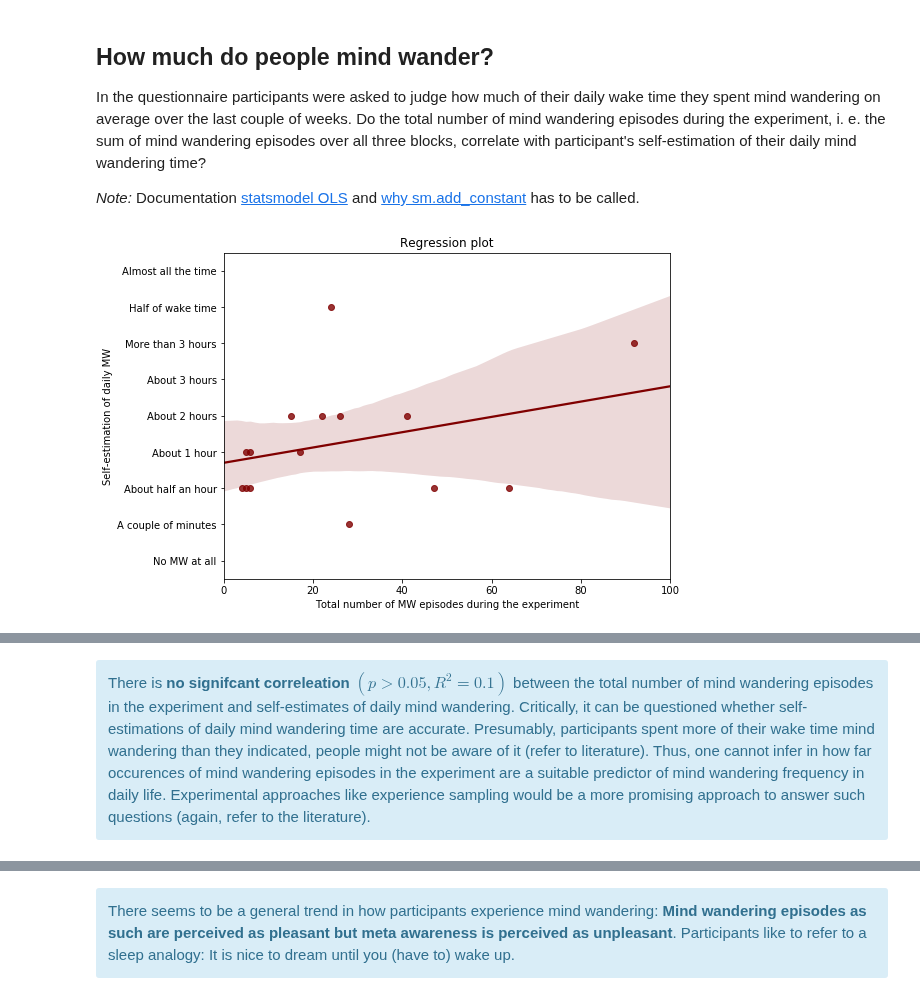
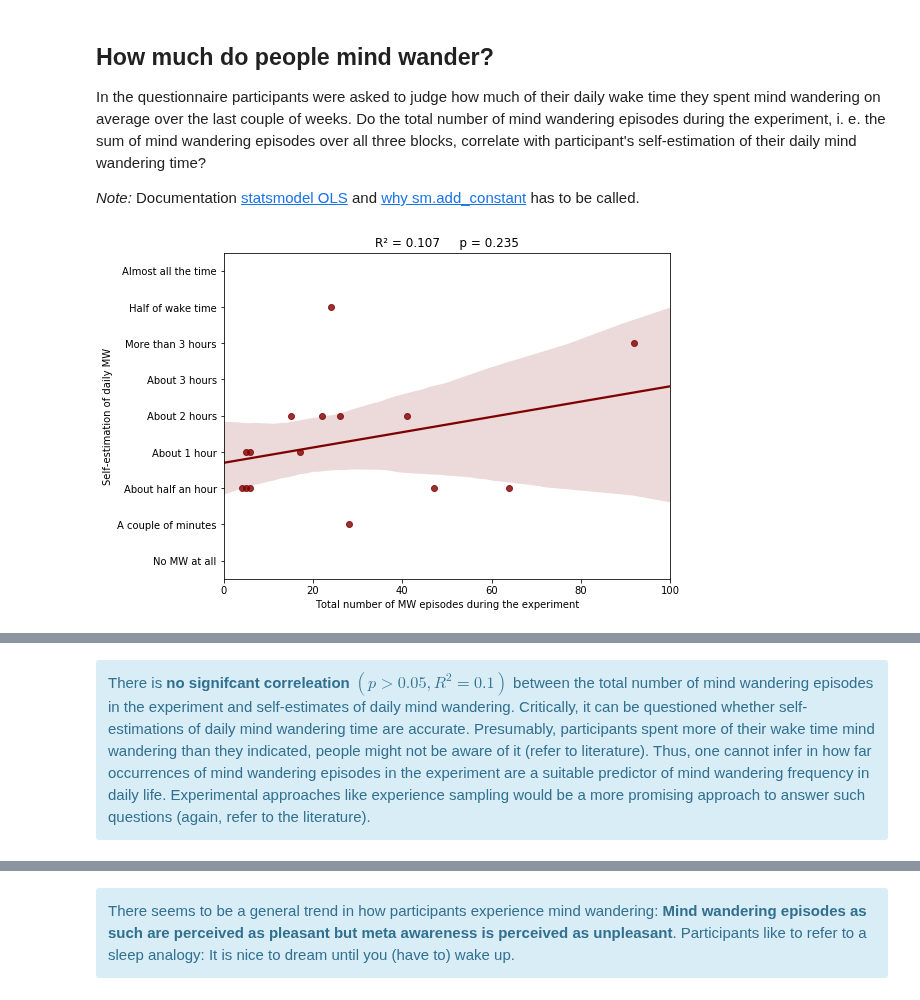
Before and after one commit to mbammel/BscThesis, a Jupyter notebook: BehavioralData.ipynb, the cells around one changed output, grey strips where cells are left out. Saved outputs shown, nothing was run; the diff lists cells and outputs as text; code cells hidden in the pictures.

```diff
--- a/BehavioralData.ipynb
+++ b/BehavioralData.ipynb
@@ -10,7 +11,7 @@ import statsmodels.api as sm
 ## Preprocessing
 # %%
 # Experimental data containing the number of MW episodes
-mw_episodes = pd.read_csv("MW_episodes_raw.csv", delimiter=';')
+mw_episodes = pd.read_csv("./../MW_episodes_raw.csv", delimiter=';')
 
 # Assign bins to the number of MW episodes in each block that corresponds to questionnaire categories
 def binning(values):
@@ -44,7 +45,7 @@ mw_episodes.head()
 | 4 | sub5 | 8 | 6 | 12 | 26 | 2 | 2 | 3 |
 # %%
 # Questionnaire data
-survey = pd.read_csv("QuestionnaireMindWandering.csv")
+survey = pd.read_csv("./../QuestionnaireMindWandering.csv")
 survey = survey.iloc[:,[1,5,6,7,12,13,14,15,16,17,18,19,20,21]]
 
 # Assign numeric values to questionnaire categories that correspond to the bins of experimental data
@@ -144,18 +145,18 @@ In the questionnaire participants were asked to judge how much of their daily wa
 # %%
 # Regression Plot
 ylabels = ['No MW at all', 'A couple of minutes', 'About half an hour', 'About 1 hour', 'About 2 hours', 'About 3 hours', 'More than 3 hours', 'Half of wake time', 'Almost all the time']
 fig, axes = plt.subplots(figsize=(8,6))
 axes.set(xlim=[0,100], ylim=[-0.5,8.5], yticks=[0,1,2,3,4,5,6,7,8], yticklabels=ylabels)
 sns.regplot(x=mw_episodes['Total'], y=survey['DailyMW'], color='maroon', ax=axes)
-axes.set(xlabel='Total number of MW episodes during the experiment', ylabel='Self-estimation of daily MW', title='Regression plot')
+axes.set(xlabel='Total number of MW episodes during the experiment', ylabel='Self-estimation of daily MW', title="{}\u00b2 = 0.107     p = 0.235".format('R'))
 plt.show()
 fig.savefig('./Figures/Behav2_regression.svg')
 
 # Linear regression using statsmodel
 results = sm.OLS(survey['DailyMW'], sm.add_constant(mw_episodes['Total'])).fit()
 print(results.summary())
 # %% [output]
-[figure, old version]
+[figure, new version]
                             OLS Regression Results
 ==============================================================================
 Dep. Variable:                DailyMW   R-squared:                       0.107
@@ -175,7 +176,7 @@ Warnings:
 [1] Standard Errors assume that the covariance matrix of the errors is correctly specified.
 # %% [markdown]
 <div class="alert alert-block alert-info">
-    There is <b>no signifcant correleation $(p>0.05, R^2=0.1)$</b> between the total number of mind wandering episodes in the experiment and self-estimates of daily mind wandering. Critically, it can be questioned whether self-estimations of daily mind wandering time are accurate. Presumably, participants spent more of their wake time mind wandering than they indicated, people might not be aware of it (refer to literature). Thus, one cannot infer in how far occurences of mind wandering episodes in the experiment are a suitable predictor of mind wandering frequency in daily life. Experimental approaches like experience sampling would be a more promising approach to answer such questions (again, refer to the literature).
+    There is <b>no signifcant correleation $(p>0.05, R^2=0.1)$</b> between the total number of mind wandering episodes in the experiment and self-estimates of daily mind wandering. Critically, it can be questioned whether self-estimations of daily mind wandering time are accurate. Presumably, participants spent more of their wake time mind wandering than they indicated, people might not be aware of it (refer to literature). Thus, one cannot infer in how far occurrences of mind wandering episodes in the experiment are a suitable predictor of mind wandering frequency in daily life. Experimental approaches like experience sampling would be a more promising approach to answer such questions (again, refer to the literature).
 </div>
 # %% [markdown]
 ## Attitude towards mind wandering
```
Also changed, not shown: parts of 6 cells of this notebook, 7 other files.
